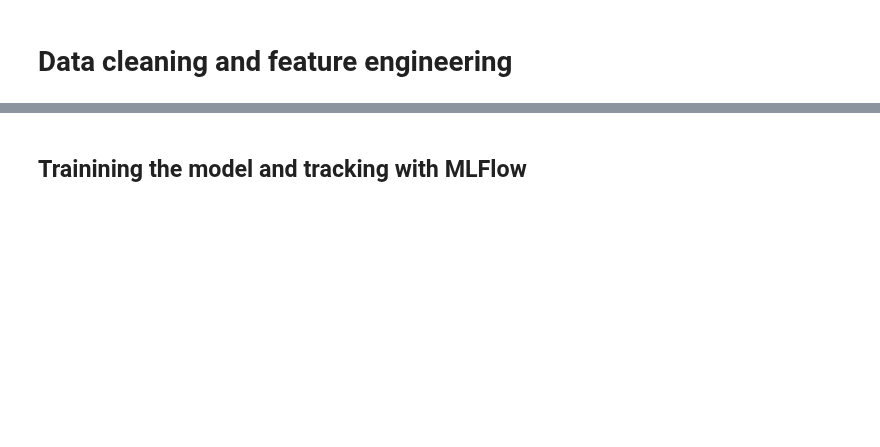
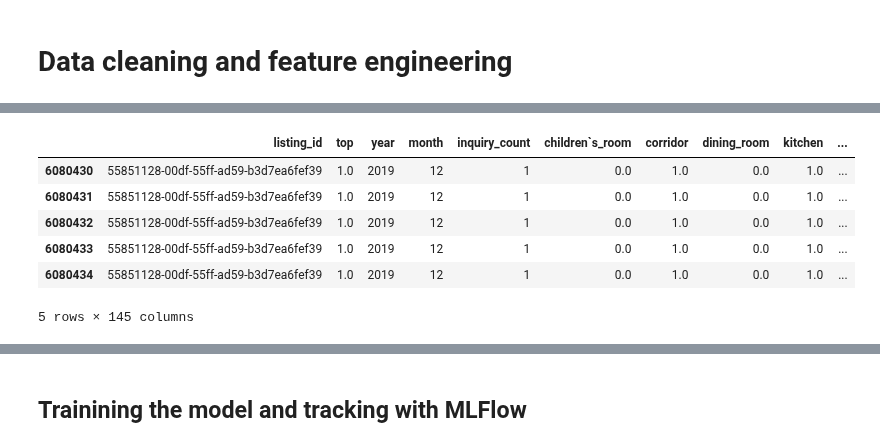
Before and after one commit to neue-fische-traum/traum-preis, a Jupyter notebook: notebooks/baseline_model_2019.ipynb, the cells around one changed output, grey strips where cells are left out. Cells and saved outputs as stored; diff of their text form; code cells hidden in the pictures; blank space fills up the shorter version.

```diff
--- a/notebooks/baseline_model_2019.ipynb
+++ b/notebooks/baseline_model_2019.ipynb
@@ -127,0 +18,8 @@ X_train, X_test, y_train, y_test = train_test_split(X, Y, test_size=0.30, random
+# %%
+# set global default to be able to see all columns
+
+pd.set_option('display.max_rows', None)
+# %%
+# read from csv
+
+master = pd.read_csv('../data/super_master.csv')
@@ -127,0 +28,6 @@ X_train, X_test, y_train, y_test = train_test_split(X, Y, test_size=0.30, random
+# %%
+# drop necessary columns
+drop_list = ['Unnamed: 0','Unnamed: 0.1','Unnamed: 0_x','Unnamed: 0_y','arrival_date']
+
+for i in drop_list:
+    master.drop([i],axis=1,inplace=True)
@@ -127,0 +36,24 @@ X_train, X_test, y_train, y_test = train_test_split(X, Y, test_size=0.30, random
+# %%
+# select the filter that is appropriate for the data range.
+# NOTE: the range is not automatically reflected in the name of the dataframe--
+# but it should be put into the parameters for ML Flow
+
+# by default, the master set has both years, 2019 and 2020, so it needs no filter
+
+# master_filter = master
+
+# to filter only 2019 data
+master_filter = master.query('year == 2019')
+
+# to filter only 2020 data
+# master_filter = master.query('year == 2020')
+# %%
+master_filter.tail()
+# %% [output]
+|  | listing_id | top | year | month | inquiry_count | children`s_room | corridor | dining_room | kitchen | ... |
+| 6080430 | 55851128-00df-55ff-ad59-b3d7ea6fef39 | 1.0 | 2019 | 12 | 1 | 0.0 | 1.0 | 0.0 | 1.0 | ... |
+| 6080431 | 55851128-00df-55ff-ad59-b3d7ea6fef39 | 1.0 | 2019 | 12 | 1 | 0.0 | 1.0 | 0.0 | 1.0 | ... |
+| 6080432 | 55851128-00df-55ff-ad59-b3d7ea6fef39 | 1.0 | 2019 | 12 | 1 | 0.0 | 1.0 | 0.0 | 1.0 | ... |
+| 6080433 | 55851128-00df-55ff-ad59-b3d7ea6fef39 | 1.0 | 2019 | 12 | 1 | 0.0 | 1.0 | 0.0 | 1.0 | ... |
+| 6080434 | 55851128-00df-55ff-ad59-b3d7ea6fef39 | 1.0 | 2019 | 12 | 1 | 0.0 | 1.0 | 0.0 | 1.0 | ... |
+5 rows × 145 columns
```
Also changed, not shown: parts of 74 cells of this notebook.
